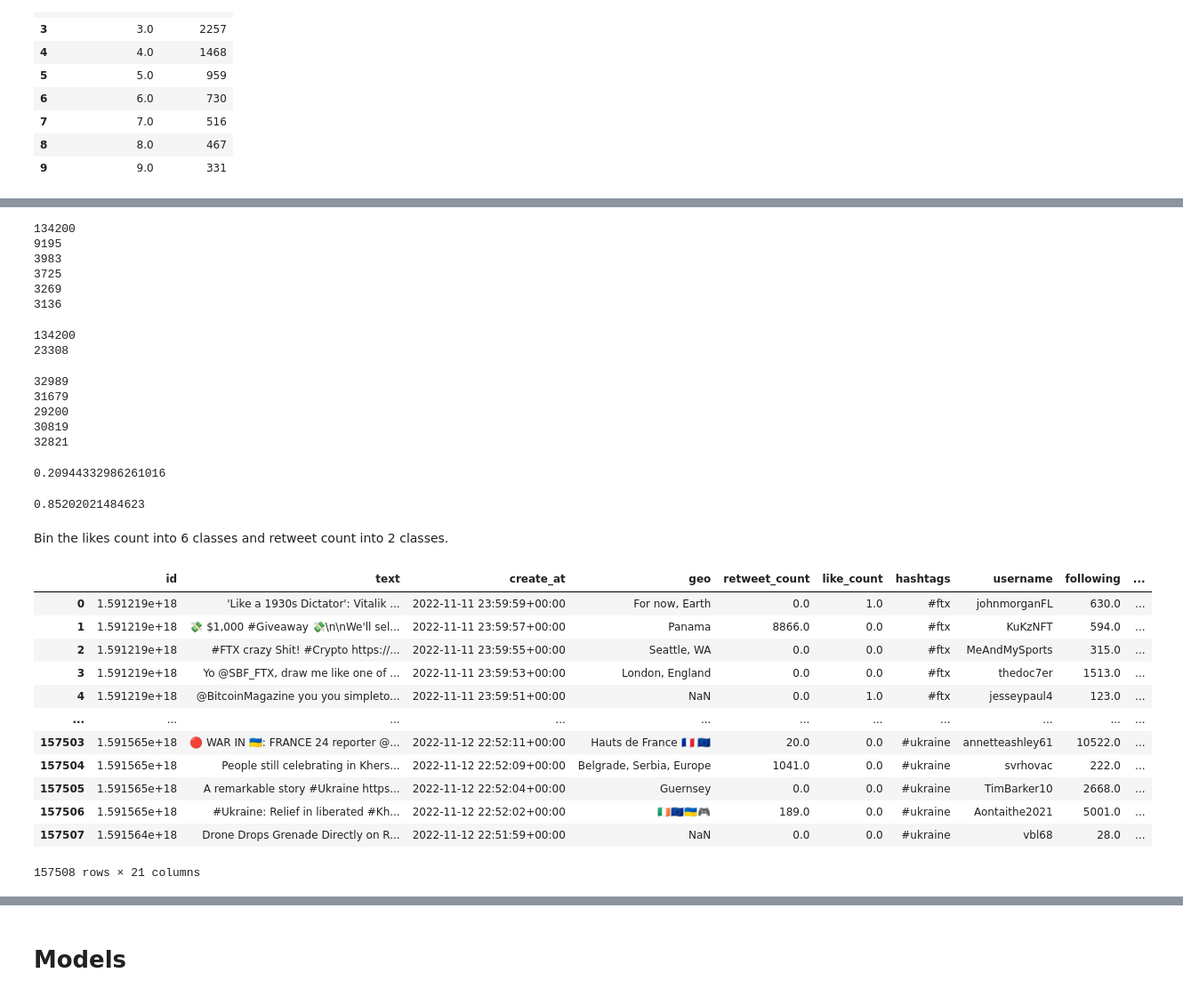
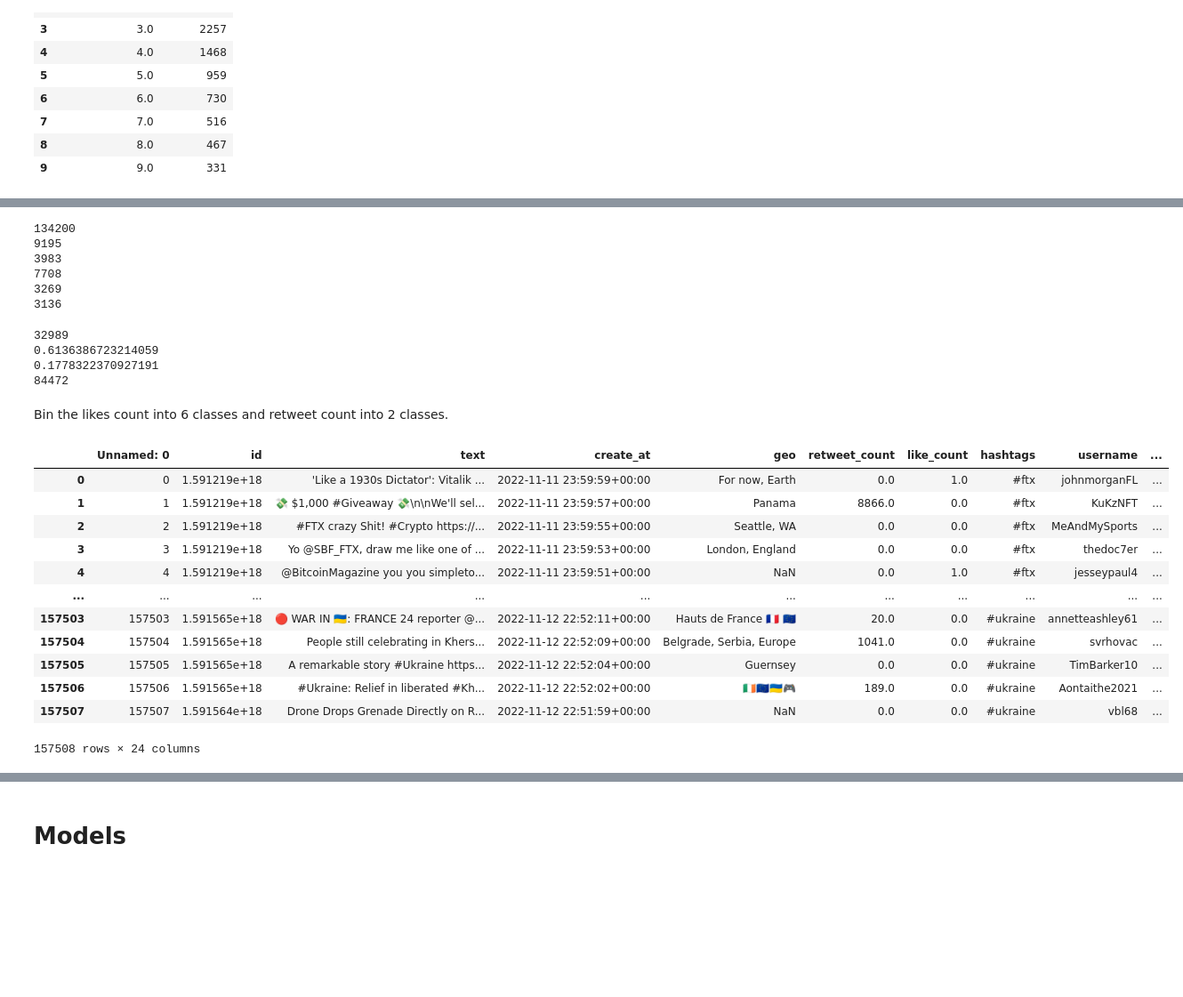
Before and after one commit to Jenniferlyx/si670finalproject, a Jupyter notebook: Two phrase model.ipynb, the cells around one changed output, grey strips where cells are left out. Shown at 89% size. Drawn from its saved outputs; the diff is of its cells as text; code cells hidden in the pictures; blank space fills up the shorter version.

```diff
--- a/Two phrase model.ipynb
+++ b/Two phrase model.ipynb
@@ -37,5 +38,13 @@ seed=0
 # %%
 data = pd.read_csv('data/doc_embedding/doc2vec_5.csv.gz', compression='gzip', low_memory=False, lineterminator='\n', index_col=None)
 data['text_length'] = data['text'].str.len()
+y_log = []
+for x in data['{}_count'.format("like")].tolist():
+    y_log.append(np.log(x + 1))
+data['{}_count(log)'.format("like")] = y_log
+y_log = []
+for x in data['{}_count'.format("retweet")].tolist():
+    y_log.append(np.log(x + 1))
+data['{}_count(log)'.format("retweet")] = y_log
 data
 # %% [output]
@@ -91,85 +101,58 @@ count_dist.head(10)
 print(data[data['like_count'] == 0].shape[0])
 print(data[data['like_count'] == 1].shape[0])
 print(data[data['like_count'] == 2].shape[0])
-print(data[(data['like_count'] >= 3) & (data['like_count'] <= 4)].shape[0])
+print(data[(data['like_count'] >= 2) & (data['like_count'] < 5)].shape[0])
 print(data[(data['like_count'] >= 5) & (data['like_count'] <= 10)].shape[0])
 print(data[data['like_count'] >= 11].shape[0])
 # %% [output]
 134200
 9195
 3983
-3725
+7708
 3269
 3136
-# %%
-print(data[data['like_count'] == 0].shape[0])
-print(data[data['like_count'] > 0].shape[0])
-# %% [output]
-134200
-23308
 # %%
 print(data[data['retweet_count'] == 0].shape[0])
-print(data[(data['retweet_count'] >= 1) & (data['retweet_count'] <= 5)].shape[0])
-print(data[(data['retweet_count'] >= 6) & (data['retweet_count'] <= 40)].shape[0])
-print(data[(data['retweet_count'] >= 41) & (data['retweet_count'] <= 300)].shape[0])
-print(data[data['retweet_count'] >= 301].shape[0])
+print(data[(data['retweet_count'] >= 0) & (data['retweet_count'] < 50)].shape[0] / data.shape[0])
+print(data[(data['retweet_count'] >= 50) & (data['retweet_count'] < 300)].shape[0] / data.shape[0])
 # %% [output]
 32989
-31679
-29200
-30819
-32821
+0.6136386723214059
+0.1778322370927191
+84472
-# %%
-data[data['retweet_count'] == 0].shape[0] / data.shape[0]
-# %% [output]
-0.20944332986261016
-# %%
-data[data['like_count'] == 0].shape[0] / data.shape[0]
-# %% [output]
-0.85202021484623
 # %% [markdown]
 Bin the likes count into 6 classes and retweet count into 2 classes.
 # %%
 def like_classify(x):
     if x <= 2:
         return int(x)
     elif 3 <= x <= 4:
         return 3
     elif 5 <= x <= 10:
         return 4
     else:
         return 5
 
 def retweet_classify(x):
-    # if x == 0:
-    #     return 0
-    # elif 1 <= x <= 5:
-    #     return 1
-    # elif 6 <= x <= 40:
-    #     return 2
-    # elif 41 <= x <= 300:
-    #     return 3
-    # else:
-    #     return 4
-    if x == 0:
+    if x <= 300:
         return 0
     else:
         return 1
 
 data['like_count_class'] = data['like_count'].apply(like_classify)
 data['retweet_count_class'] = data['retweet_count'].apply(retweet_classify)
 data
 # %% [output]
-|  | id | text | create_at | geo | retweet_count | like_count | hashtags | username | following | ... |
-| 0 | 1.591219e+18 | 'Like a 1930s Dictator': Vitalik ... | 2022-11-11 23:59:59+00:00 | For now, Earth | 0.0 | 1.0 | #ftx | johnmorganFL | 630.0 | ... |
-| 1 | 1.591219e+18 | 💸 $1,000 #Giveaway 💸\n\nWe'll sel... | 2022-11-11 23:59:57+00:00 | Panama | 8866.0 | 0.0 | #ftx | KuKzNFT | 594.0 | ... |
-| 2 | 1.591219e+18 | #FTX crazy Shit! #Crypto https://... | 2022-11-11 23:59:55+00:00 | Seattle, WA | 0.0 | 0.0 | #ftx | MeAndMySports | 315.0 | ... |
-| 3 | 1.591219e+18 | Yo @SBF_FTX, draw me like one of ... | 2022-11-11 23:59:53+00:00 | London, England | 0.0 | 0.0 | #ftx | thedoc7er | 1513.0 | ... |
-| 4 | 1.591219e+18 | @BitcoinMagazine you you simpleto... | 2022-11-11 23:59:51+00:00 | NaN | 0.0 | 1.0 | #ftx | jesseypaul4 | 123.0 | ... |
+|  | Unnamed: 0 | id | text | create_at | geo | retweet_count | like_count | hashtags | username | ... |
+| 0 | 0 | 1.591219e+18 | 'Like a 1930s Dictator': Vitalik ... | 2022-11-11 23:59:59+00:00 | For now, Earth | 0.0 | 1.0 | #ftx | johnmorganFL | ... |
+| 1 | 1 | 1.591219e+18 | 💸 $1,000 #Giveaway 💸\n\nWe'll sel... | 2022-11-11 23:59:57+00:00 | Panama | 8866.0 | 0.0 | #ftx | KuKzNFT | ... |
+| 2 | 2 | 1.591219e+18 | #FTX crazy Shit! #Crypto https://... | 2022-11-11 23:59:55+00:00 | Seattle, WA | 0.0 | 0.0 | #ftx | MeAndMySports | ... |
+| 3 | 3 | 1.591219e+18 | Yo @SBF_FTX, draw me like one of ... | 2022-11-11 23:59:53+00:00 | London, England | 0.0 | 0.0 | #ftx | thedoc7er | ... |
+| 4 | 4 | 1.591219e+18 | @BitcoinMagazine you you simpleto... | 2022-11-11 23:59:51+00:00 | NaN | 0.0 | 1.0 | #ftx | jesseypaul4 | ... |
 | ... | ... | ... | ... | ... | ... | ... | ... | ... | ... | ... |
-| 157503 | 1.591565e+18 | 🔴 WAR IN 🇺🇦: FRANCE 24 reporter @... | 2022-11-12 22:52:11+00:00 | Hauts de France 🇫🇷 🇪🇺 | 20.0 | 0.0 | #ukraine | annetteashley61 | 10522.0 | ... |
-| 157504 | 1.591565e+18 | People still celebrating in Khers... | 2022-11-12 22:52:09+00:00 | Belgrade, Serbia, Europe | 1041.0 | 0.0 | #ukraine | svrhovac | 222.0 | ... |
-| 157505 | 1.591565e+18 | A remarkable story #Ukraine https... | 2022-11-12 22:52:04+00:00 | Guernsey | 0.0 | 0.0 | #ukraine | TimBarker10 | 2668.0 | ... |
-| 157506 | 1.591565e+18 | #Ukraine: Relief in liberated #Kh... | 2022-11-12 22:52:02+00:00 | 🇮🇪🇪🇺🇺🇦🎮 | 189.0 | 0.0 | #ukraine | Aontaithe2021 | 5001.0 | ... |
-| 157507 | 1.591564e+18 | Drone Drops Grenade Directly on R... | 2022-11-12 22:51:59+00:00 | NaN | 0.0 | 0.0 | #ukraine | vbl68 | 28.0 | ... |
+| 157503 | 157503 | 1.591565e+18 | 🔴 WAR IN 🇺🇦: FRANCE 24 reporter @... | 2022-11-12 22:52:11+00:00 | Hauts de France 🇫🇷 🇪🇺 | 20.0 | 0.0 | #ukraine | annetteashley61 | ... |
+| 157504 | 157504 | 1.591565e+18 | People still celebrating in Khers... | 2022-11-12 22:52:09+00:00 | Belgrade, Serbia, Europe | 1041.0 | 0.0 | #ukraine | svrhovac | ... |
+| 157505 | 157505 | 1.591565e+18 | A remarkable story #Ukraine https... | 2022-11-12 22:52:04+00:00 | Guernsey | 0.0 | 0.0 | #ukraine | TimBarker10 | ... |
+| 157506 | 157506 | 1.591565e+18 | #Ukraine: Relief in liberated #Kh... | 2022-11-12 22:52:02+00:00 | 🇮🇪🇪🇺🇺🇦🎮 | 189.0 | 0.0 | #ukraine | Aontaithe2021 | ... |
+| 157507 | 157507 | 1.591564e+18 | Drone Drops Grenade Directly on R... | 2022-11-12 22:51:59+00:00 | NaN | 0.0 | 0.0 | #ukraine | vbl68 | ... |
-157508 rows × 21 columns
+157508 rows × 24 columns
```
Also changed, not shown: parts of 23 cells of this notebook, 1 other file.
